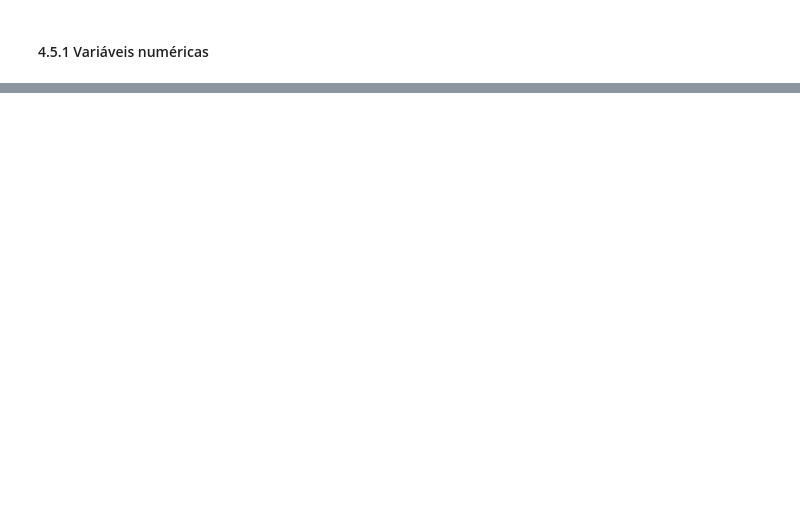
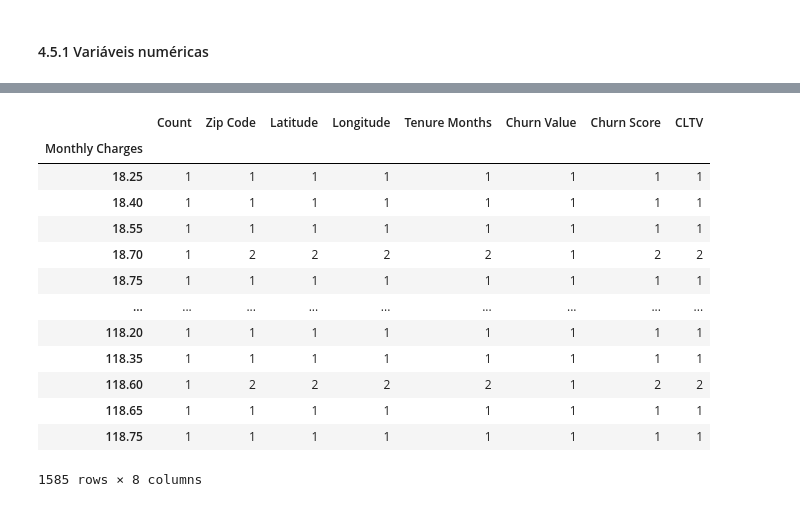
Before and after one commit to lucasffreitasds/churn_IBM, a Jupyter notebook: projeto_churn_IBM.ipynb, the cells around one changed output, grey strips where cells are left out. Saved outputs shown, nothing was run; the diff lists cells and outputs as text; code cells hidden in the pictures; blank space fills up the shorter version.

```diff
--- a/projeto_churn_IBM.ipynb
+++ b/projeto_churn_IBM.ipynb
@@ -227,0 +301,17 @@ m.head()
+# %%
+num_attributes.groupby('Monthly Charges').nunique()
+# %% [output]
+|  | Count | Zip Code | Latitude | Longitude | Tenure Months | Churn Value | Churn Score | CLTV |
+| Monthly Charges |  |  |  |  |  |  |  |  |
+| 18.25 | 1 | 1 | 1 | 1 | 1 | 1 | 1 | 1 |
+| 18.40 | 1 | 1 | 1 | 1 | 1 | 1 | 1 | 1 |
+| 18.55 | 1 | 1 | 1 | 1 | 1 | 1 | 1 | 1 |
+| 18.70 | 1 | 2 | 2 | 2 | 2 | 1 | 2 | 2 |
+| 18.75 | 1 | 1 | 1 | 1 | 1 | 1 | 1 | 1 |
+| ... | ... | ... | ... | ... | ... | ... | ... | ... |
+| 118.20 | 1 | 1 | 1 | 1 | 1 | 1 | 1 | 1 |
+| 118.35 | 1 | 1 | 1 | 1 | 1 | 1 | 1 | 1 |
+| 118.60 | 1 | 2 | 2 | 2 | 2 | 1 | 2 | 2 |
+| 118.65 | 1 | 1 | 1 | 1 | 1 | 1 | 1 | 1 |
+| 118.75 | 1 | 1 | 1 | 1 | 1 | 1 | 1 | 1 |
+1585 rows × 8 columns
```
Also changed, not shown: parts of 22 cells of this notebook.
